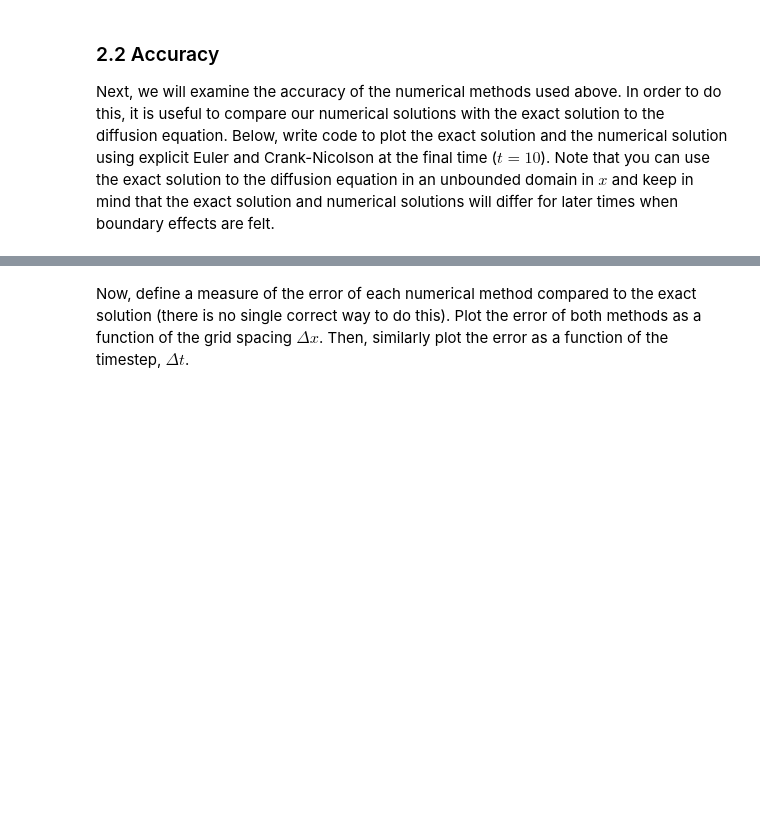
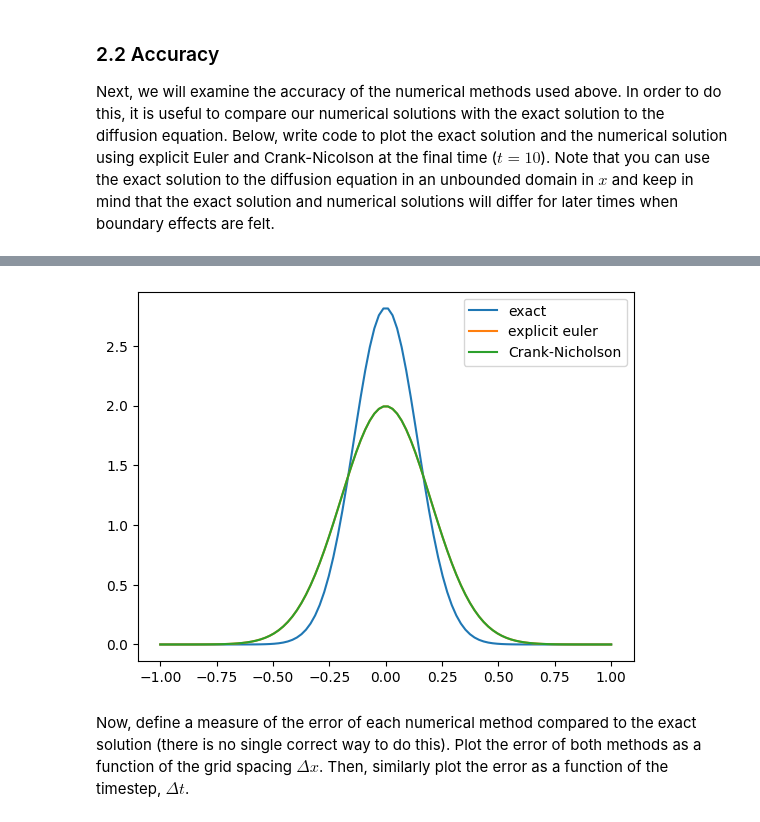
Before and after one commit to AnnabelHall/QCES_LNM, a Jupyter notebook: Project1_numerical_methods.ipynb, the cells around one changed output, grey strips where cells are left out. Cells and saved outputs as stored; diff of their text form; code cells hidden in the pictures; blank space fills up the shorter version.

```diff
--- a/Project1_numerical_methods.ipynb
+++ b/Project1_numerical_methods.ipynb
@@ -180,3 +269,18 @@ Next, we will examine the accuracy of the numerical methods used above. In order
+# %%
+# c_EE.T.shape, x.shape, t.shape
+
+def oneD_conc(x, t, kappa):
+    return  (4*np.pi*kappa*t)**(-0.5)*np.exp(-1*np.square(x) / (4*kappa*t))
+
+exact_value = oneD_conc(x, 10, kappa)
+
+plt.plot(x, exact_value, label = 'exact')
+plt.plot(x, c_EE[:,-1], label = 'explicit euler')
+plt.plot(x, c_CN[:,-1], label = 'Crank-Nicholson')
+plt.legend()
+plt.show()
+# %% [output]
+[figure, added]
 # %% [markdown]
 Now, define a measure of the error of each numerical method compared to the exact solution (there is no single correct way to do this). Plot the error of both methods as a function of the grid spacing $\Delta x$. Then, similarly plot the error as a function of the timestep, $\Delta t$.
 # %% [markdown]
```
Also changed, not shown: parts of 12 cells of this notebook.
